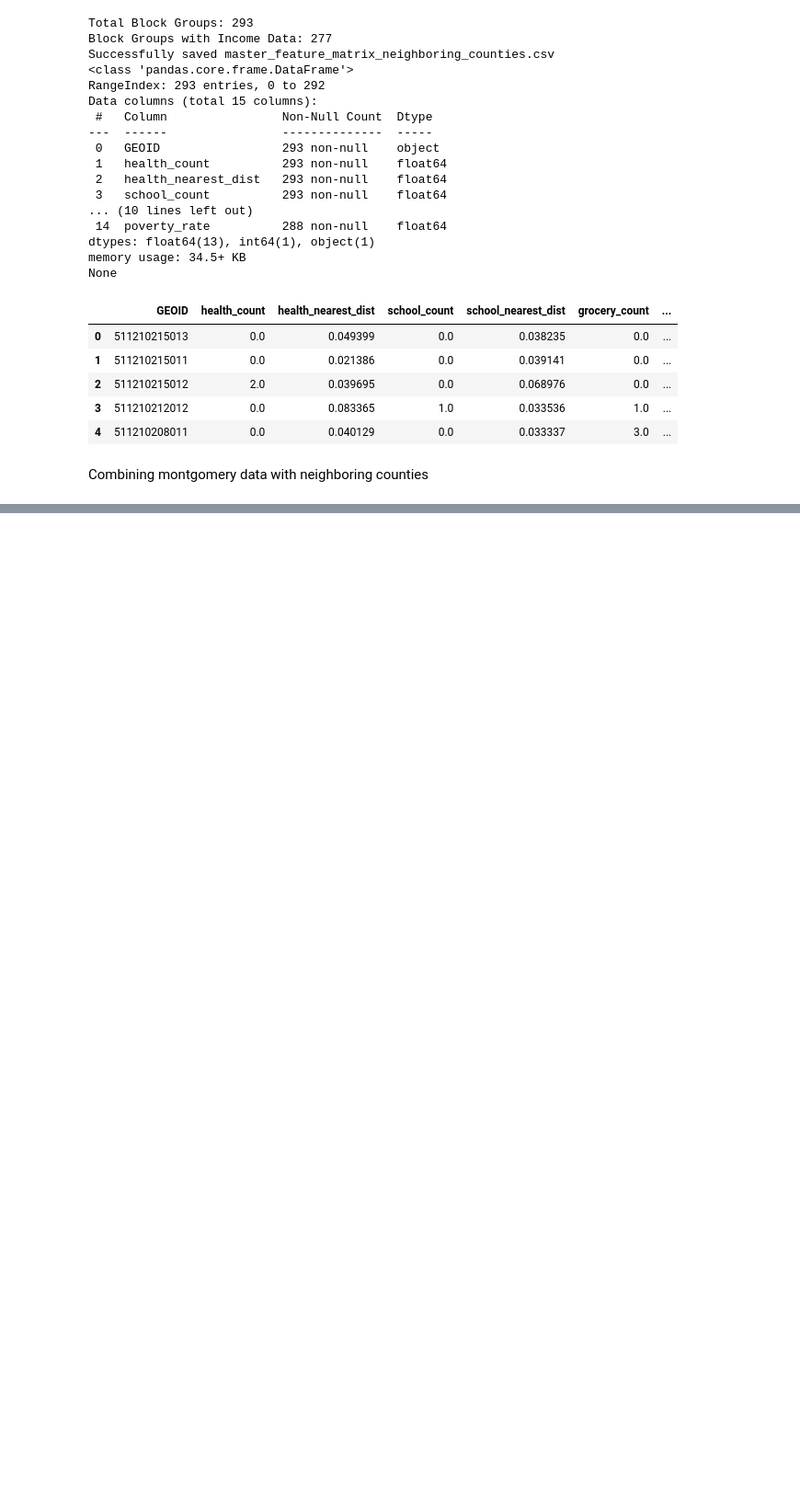
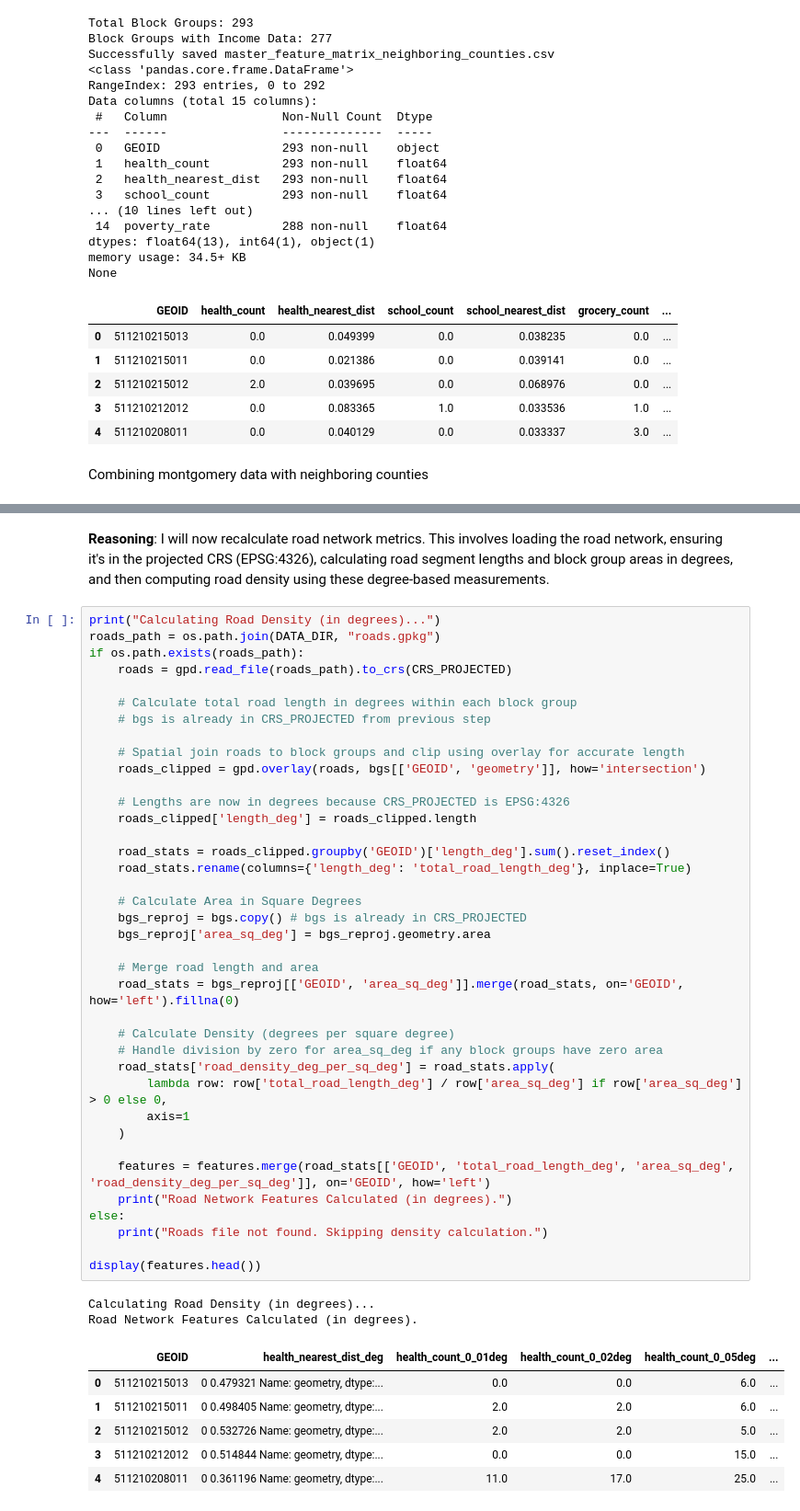
Before and after one commit to Bolu-Adekanmbi/Socioeconomic-Mapping, a Jupyter notebook: notebooks/version2_neighboring_counties.ipynb, the cells around one changed output, grey strips where cells are left out. Shown at 92% size. Saved outputs shown, nothing was run; the diff lists cells and outputs as text; blank space fills up the shorter version.

```diff
--- a/notebooks/version2_neighboring_counties.ipynb
+++ b/notebooks/version2_neighboring_counties.ipynb
@@ -774,0 +1397,50 @@ Combining montgomery data with neighboring counties
+# %% [markdown]
+**Reasoning**:
+I will now recalculate road network metrics. This involves loading the road network, ensuring it's in the projected CRS (EPSG:4326), calculating road segment lengths and block group areas in degrees, and then computing road density using these degree-based measurements.
+# %%
+print("Calculating Road Density (in degrees)...")
+roads_path = os.path.join(DATA_DIR, "roads.gpkg")
+if os.path.exists(roads_path):
+    roads = gpd.read_file(roads_path).to_crs(CRS_PROJECTED)
+
+    # Calculate total road length in degrees within each block group
+    # bgs is already in CRS_PROJECTED from previous step
+
+    # Spatial join roads to block groups and clip using overlay for accurate length
+    roads_clipped = gpd.overlay(roads, bgs[['GEOID', 'geometry']], how='intersection')
+
+    # Lengths are now in degrees because CRS_PROJECTED is EPSG:4326
+    roads_clipped['length_deg'] = roads_clipped.length
+
+    road_stats = roads_clipped.groupby('GEOID')['length_deg'].sum().reset_index()
+    road_stats.rename(columns={'length_deg': 'total_road_length_deg'}, inplace=True)
+
+    # Calculate Area in Square Degrees
+    bgs_reproj = bgs.copy() # bgs is already in CRS_PROJECTED
+    bgs_reproj['area_sq_deg'] = bgs_reproj.geometry.area
+
+    # Merge road length and area
+    road_stats = bgs_reproj[['GEOID', 'area_sq_deg']].merge(road_stats, on='GEOID', how='left').fillna(0)
+
+    # Calculate Density (degrees per square degree)
+    # Handle division by zero for area_sq_deg if any block groups have zero area
+    road_stats['road_density_deg_per_sq_deg'] = road_stats.apply(
+        lambda row: row['total_road_length_deg'] / row['area_sq_deg'] if row['area_sq_deg'] > 0 else 0,
+        axis=1
+    )
+
+    features = features.merge(road_stats[['GEOID', 'total_road_length_deg', 'area_sq_deg', 'road_density_deg_per_sq_deg']], on='GEOID', how='left')
+    print("Road Network Features Calculated (in degrees).")
+else:
+    print("Roads file not found. Skipping density calculation.")
+
+display(features.head())
+# %% [output]
+Calculating Road Density (in degrees)...
+Road Network Features Calculated (in degrees).
+|  | GEOID | health_nearest_dist_deg | health_count_0_01deg | health_count_0_02deg | health_count_0_05deg | ... |
+| 0 | 511210215013 | 0 0.479321 Name: geometry, dtype:... | 0.0 | 0.0 | 6.0 | ... |
+| 1 | 511210215011 | 0 0.498405 Name: geometry, dtype:... | 2.0 | 2.0 | 6.0 | ... |
+| 2 | 511210215012 | 0 0.532726 Name: geometry, dtype:... | 2.0 | 2.0 | 5.0 | ... |
+| 3 | 511210212012 | 0 0.514844 Name: geometry, dtype:... | 0.0 | 0.0 | 15.0 | ... |
+| 4 | 511210208011 | 0 0.361196 Name: geometry, dtype:... | 11.0 | 17.0 | 25.0 | ... |
```
Also changed, not shown: parts of 50 cells of this notebook.
